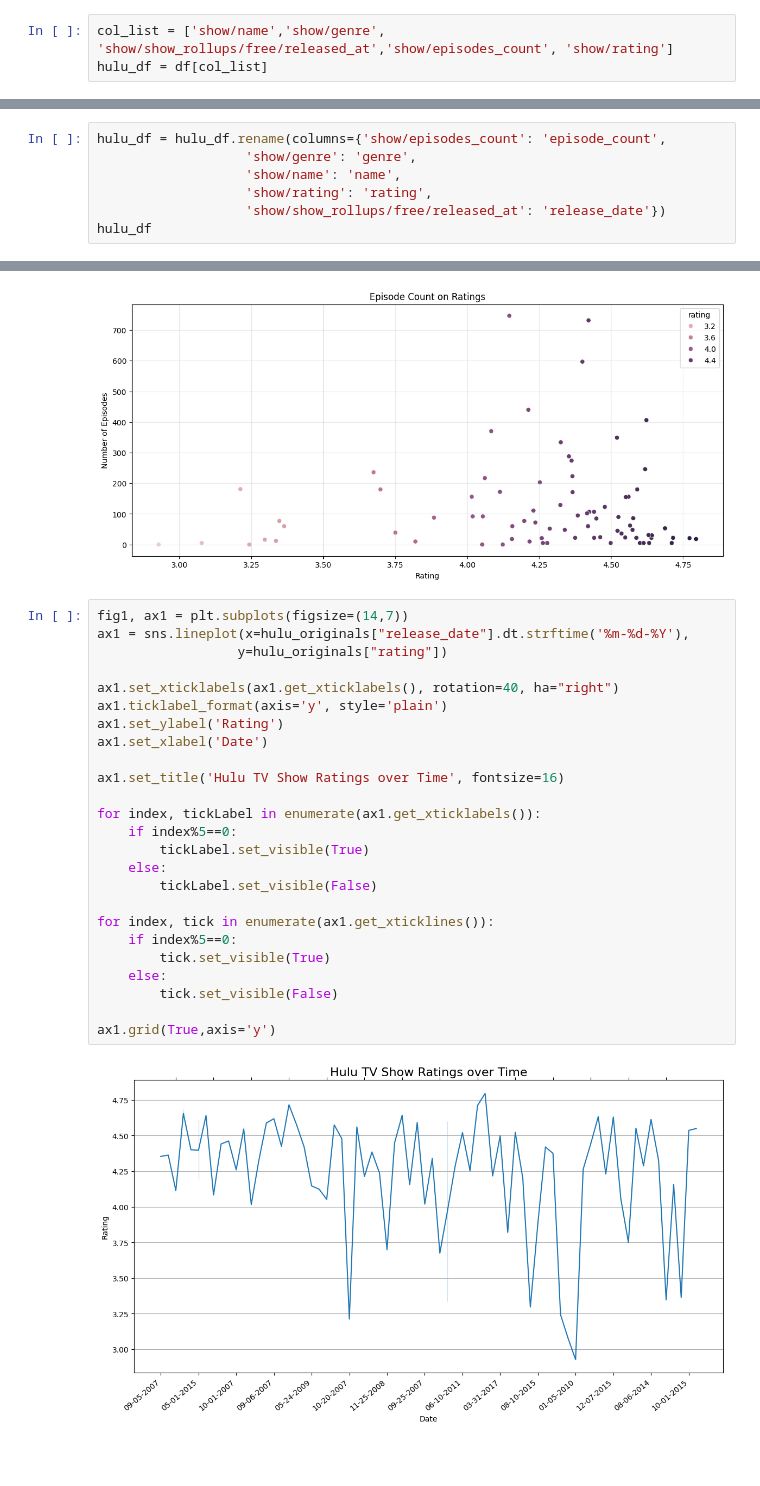
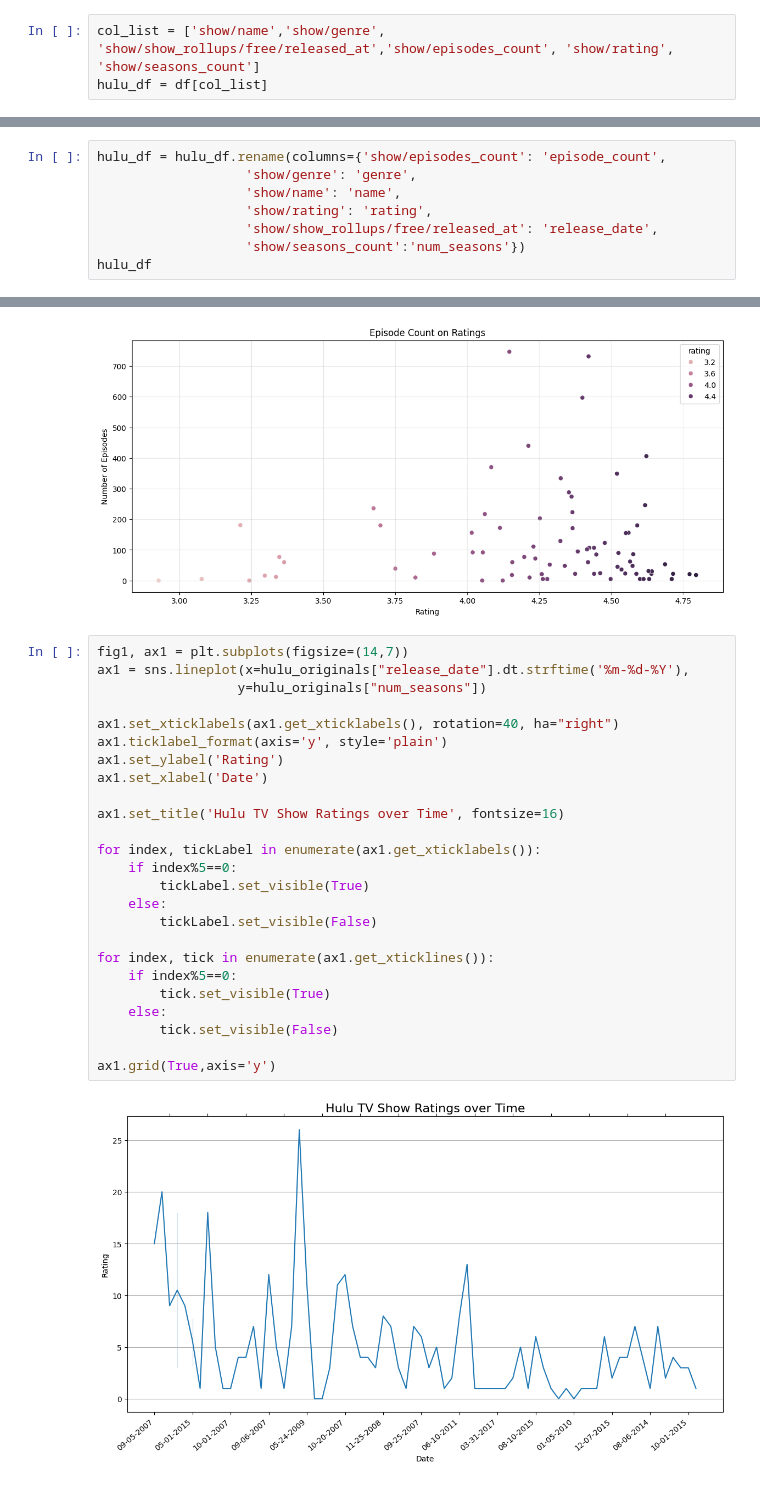
Before and after one commit to tanveerm176/Hulu-Marketing-Insights, a Jupyter notebook: hulu data cleaning notebook.ipynb, the cells around one changed output, grey strips where cells are left out. Drawn from its saved outputs; the diff is of its cells as text; blank space fills up the shorter version.

```diff
--- a/hulu data cleaning notebook.ipynb
+++ b/hulu data cleaning notebook.ipynb
@@ -82,7 +82,7 @@ Length: 183, dtype: int64
 # %% [markdown]
 #### **Remove unnecessary columns**
 # %%
-col_list = ['show/name','show/genre', 'show/show_rollups/free/released_at','show/episodes_count', 'show/rating']
+col_list = ['show/name','show/genre', 'show/show_rollups/free/released_at','show/episodes_count', 'show/rating', 'show/seasons_count']
 hulu_df = df[col_list]
 # %% [markdown]
 #### **Rename columns**
@@ -91,6 +91,7 @@ hulu_df = hulu_df.rename(columns={'show/episodes_count': 'episode_count',
                    'show/genre': 'genre',
                    'show/name': 'name',
                    'show/rating': 'rating',
-                   'show/show_rollups/free/released_at': 'release_date'})
+                   'show/show_rollups/free/released_at': 'release_date',
+                   'show/seasons_count':'num_seasons'})
 hulu_df
 # %% [output]
@@ -372,27 +377,27 @@ plt.show()
 # %%
 fig1, ax1 = plt.subplots(figsize=(14,7))
 ax1 = sns.lineplot(x=hulu_originals["release_date"].dt.strftime('%m-%d-%Y'),
-                  y=hulu_originals["rating"])
+                  y=hulu_originals["num_seasons"])
 
 ax1.set_xticklabels(ax1.get_xticklabels(), rotation=40, ha="right")
 ax1.ticklabel_format(axis='y', style='plain')
 ax1.set_ylabel('Rating')
 ax1.set_xlabel('Date')
 
 ax1.set_title('Hulu TV Show Ratings over Time', fontsize=16)
 
 for index, tickLabel in enumerate(ax1.get_xticklabels()):
     if index%5==0:
         tickLabel.set_visible(True)
     else:
         tickLabel.set_visible(False)
 
 for index, tick in enumerate(ax1.get_xticklines()):
     if index%5==0:
         tick.set_visible(True)
     else:
         tick.set_visible(False)
 
 ax1.grid(True,axis='y')
 # %% [output]
-[figure, old version]
+[figure, new version]
```
Also changed, not shown: parts of 8 cells of this notebook, 2 other files.
